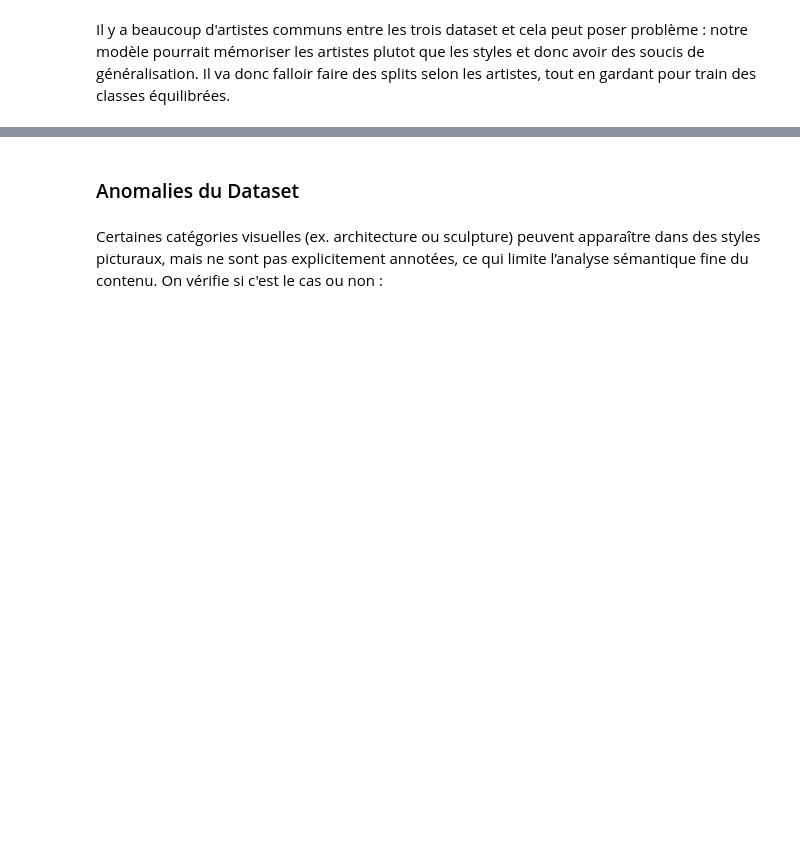
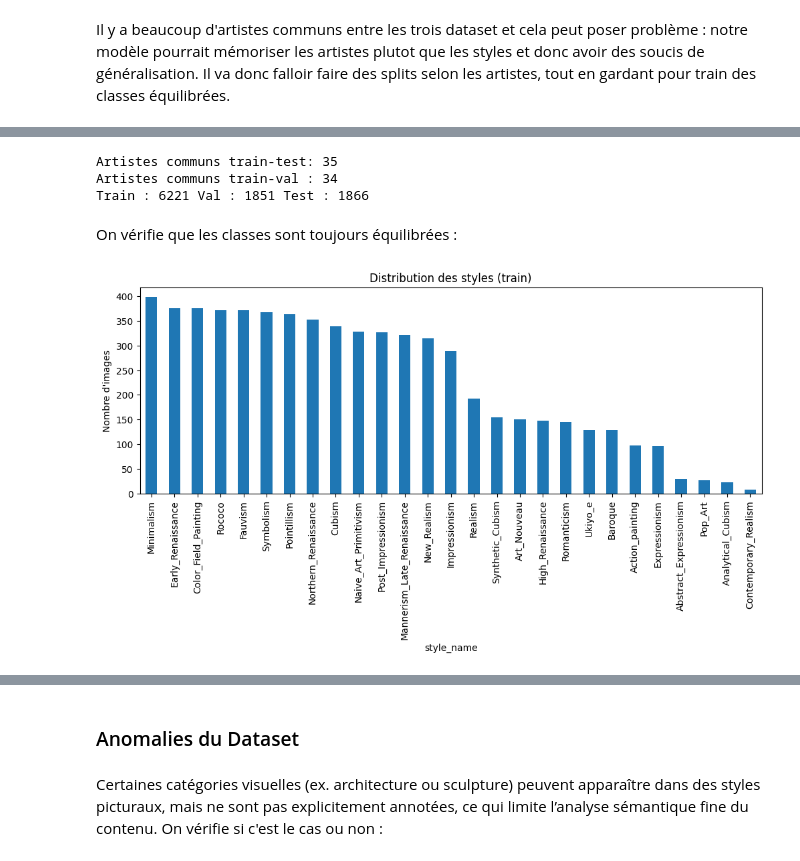
Before and after one commit to julietteabalain-cloud/Reconnaissance-de-mouvement-artistique, a Jupyter notebook: notebooks/1_RV-DL_exploration.ipynb, the cells around one changed output, grey strips where cells are left out. Drawn from its saved outputs; the diff is of its cells as text; code cells hidden in the pictures; blank space fills up the shorter version.

```diff
--- a/notebooks/1_RV-DL_exploration.ipynb
+++ b/notebooks/1_RV-DL_exploration.ipynb
@@ -402,2 +400,13 @@ Il y a beaucoup d'artistes communs entre les trois dataset et cela peut poser pr
 # %%
-#TODO split artistes
+df_train, df_val, df_test = dataset_module.split_artist(df, df_train, df_val, df_test)
+df = pd.concat([df_train, df_val, df_test], ignore_index=True)
+# %% [output]
+Artistes communs train-test: 35
+Artistes communs train-val : 34
+Train : 6221 Val : 1851 Test : 1866
+# %% [markdown]
+On vérifie que les classes sont toujours équilibrées :
+# %%
+dataset_module.visualize_style_repartition(df_train)
+# %% [output]
+[figure, added]
```
Also changed, not shown: parts of 13 cells of this notebook, 1 other file.
